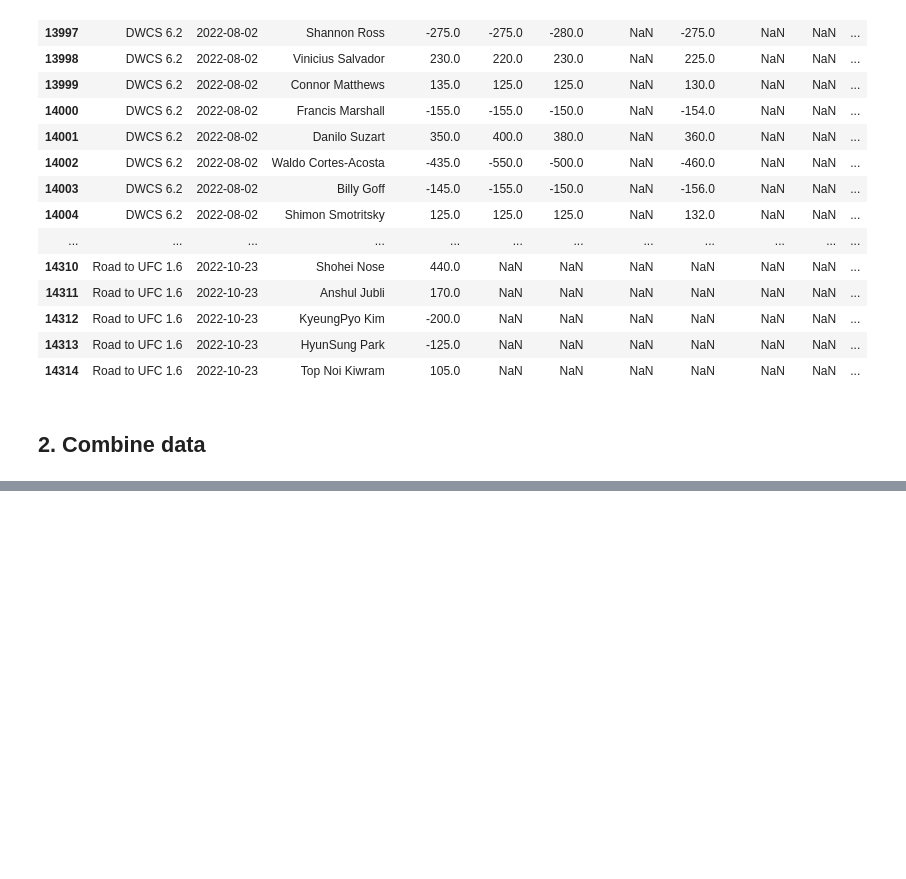
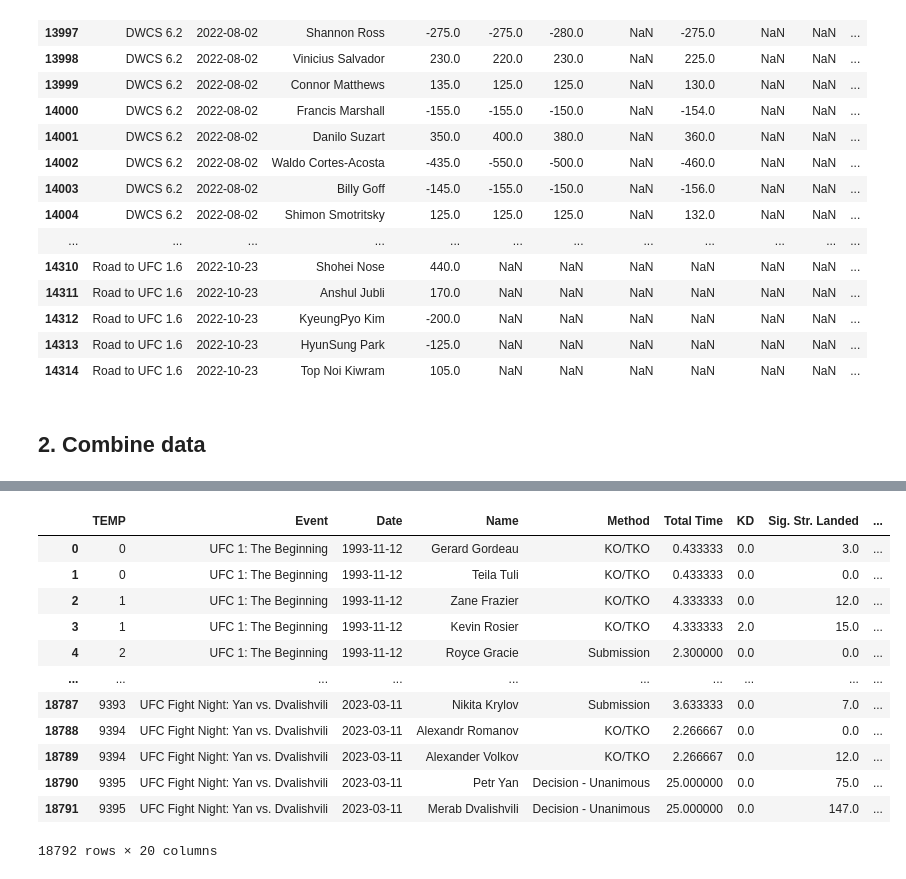
Before and after one commit to ehan03/UFC-Predict, a Jupyter notebook: preprocessing.ipynb, the cells around one changed output, grey strips where cells are left out. Cells and saved outputs as stored; diff of their text form; code cells hidden in the pictures; blank space fills up the shorter version.

```diff
--- a/preprocessing.ipynb
+++ b/preprocessing.ipynb
@@ -1300,0 +1358,74 @@ df
+# %%
+# Cumulative wins and losses
+# Winning streak, losing streak
+# Cumulative wins by KO/TKO, submission, decision
+# Cumulative losses by KO/TKO, submission, decision
+# Cumulative time fought
+# Cumulative KDs, significant strikes, takedowns, sub attempts
+df3 = df2.rename_axis("TEMP").reset_index()
+reds = df3[["TEMP", "Event", "Date", "R_Name", "R_Result", "Method", "Total Time", "R_KD", "R_Sig. Str. Landed",
+            "R_Sig. Str. Attempted", "R_TD Landed", "R_TD Attempted", "R_Sub. Att", "R_Rev.", "R_Ctrl", "R_Wins Overall",
+            "R_Losses Overall"]]
+reds = reds.rename(columns={"R_Name": "Name",
+                            "R_Result": "Result",
+                            "R_KD": "KD",
+                            "R_Sig. Str. Landed": "Sig. Str. Landed",
+                            "R_Sig. Str. Attempted": "Sig. Str. Attempted",
+                            "R_TD Landed": "TD Landed",
+                            "R_TD Attempted": "TD Attempted",
+                            "R_Sub. Att": "Sub. Att",
+                            "R_Rev.": "Rev.",
+                            "R_Ctrl": "Ctrl",
+                            "R_Wins Overall": "Wins Overall",
+                            "R_Losses Overall": "Losses Overall"})
+blues = df3[["TEMP", "Event", "Date", "B_Name", "B_Result", "Method", "Total Time", "B_KD", "B_Sig. Str. Landed",
+             "B_Sig. Str. Attempted", "B_TD Landed", "B_TD Attempted", "B_Sub. Att", "B_Rev.", "B_Ctrl", "B_Wins Overall",
+             "B_Losses Overall"]]
+blues = blues.rename(columns={"B_Name": "Name",
+                              "B_Result": "Result",
+                              "B_KD": "KD",
+                              "B_Sig. Str. Landed": "Sig. Str. Landed",
+                              "B_Sig. Str. Attempted": "Sig. Str. Attempted",
+                              "B_TD Landed": "TD Landed",
+                              "B_TD Attempted": "TD Attempted",
+                              "B_Sub. Att": "Sub. Att",
+                              "B_Rev.": "Rev.",
+                              "B_Ctrl": "Ctrl",
+                              "B_Wins Overall": "Wins Overall",
+                              "B_Losses Overall": "Losses Overall"})
+tempdf = pd.concat([reds, blues]).sort_values(by=["TEMP"])
+
+# Wins and losses
+tempdf["Won"] = tempdf["Result"].apply(lambda x: 1 if x == "W" else 0)
+tempdf["Lost"] = tempdf["Result"].apply(lambda x: 1 if x == "L" else 0)
+tempdf = tempdf.drop("Result", axis=1)
+tempdf = tempdf.reset_index(drop=True)
+tempdf["Wins (recorded)"] = tempdf.groupby("Name")["Won"].transform(lambda x: x.cumsum().shift().fillna(0))
+tempdf["Losses (recorded)"] = tempdf.groupby("Name")["Lost"].transform(lambda x: x.cumsum().shift().fillna(0))
+
+tempdf["Cumulative wins (temp)"] = tempdf.groupby("Name")["Won"].transform(lambda x: x.cumsum())
+tempdf["Wins offset"] = tempdf["Wins Overall"] - tempdf.groupby("Name")["Cumulative wins (temp)"].transform("max")
+tempdf["Wins (overall)"] = tempdf["Wins offset"] + tempdf["Wins (recorded)"]
+
+tempdf["Cumulative losses (temp)"] = tempdf.groupby("Name")["Lost"].transform(lambda x: x.cumsum())
+tempdf["Losses offset"] = tempdf["Losses Overall"] - tempdf.groupby("Name")["Cumulative losses (temp)"].transform("max")
+tempdf["Losses (overall)"] = tempdf["Losses offset"] + tempdf["Losses (recorded)"]
+
+tempdf = tempdf.drop(["Cumulative wins (temp)", "Wins offset", "Cumulative losses (temp)", "Losses offset",
+                      "Wins Overall", "Losses Overall"], axis=1)
+
+tempdf
+# %% [output]
+|  | TEMP | Event | Date | Name | Method | Total Time | KD | Sig. Str. Landed | ... |
+| 0 | 0 | UFC 1: The Beginning | 1993-11-12 | Gerard Gordeau | KO/TKO | 0.433333 | 0.0 | 3.0 | ... |
+| 1 | 0 | UFC 1: The Beginning | 1993-11-12 | Teila Tuli | KO/TKO | 0.433333 | 0.0 | 0.0 | ... |
+| 2 | 1 | UFC 1: The Beginning | 1993-11-12 | Zane Frazier | KO/TKO | 4.333333 | 0.0 | 12.0 | ... |
+| 3 | 1 | UFC 1: The Beginning | 1993-11-12 | Kevin Rosier | KO/TKO | 4.333333 | 2.0 | 15.0 | ... |
+| 4 | 2 | UFC 1: The Beginning | 1993-11-12 | Royce Gracie | Submission | 2.300000 | 0.0 | 0.0 | ... |
+| ... | ... | ... | ... | ... | ... | ... | ... | ... | ... |
+| 18787 | 9393 | UFC Fight Night: Yan vs. Dvalishvili | 2023-03-11 | Nikita Krylov | Submission | 3.633333 | 0.0 | 7.0 | ... |
+| 18788 | 9394 | UFC Fight Night: Yan vs. Dvalishvili | 2023-03-11 | Alexandr Romanov | KO/TKO | 2.266667 | 0.0 | 0.0 | ... |
+| 18789 | 9394 | UFC Fight Night: Yan vs. Dvalishvili | 2023-03-11 | Alexander Volkov | KO/TKO | 2.266667 | 0.0 | 12.0 | ... |
+| 18790 | 9395 | UFC Fight Night: Yan vs. Dvalishvili | 2023-03-11 | Petr Yan | Decision - Unanimous | 25.000000 | 0.0 | 75.0 | ... |
+| 18791 | 9395 | UFC Fight Night: Yan vs. Dvalishvili | 2023-03-11 | Merab Dvalishvili | Decision - Unanimous | 25.000000 | 0.0 | 147.0 | ... |
+18792 rows × 20 columns
```
Also changed, not shown: parts of 13 cells of this notebook, 1 other file.
